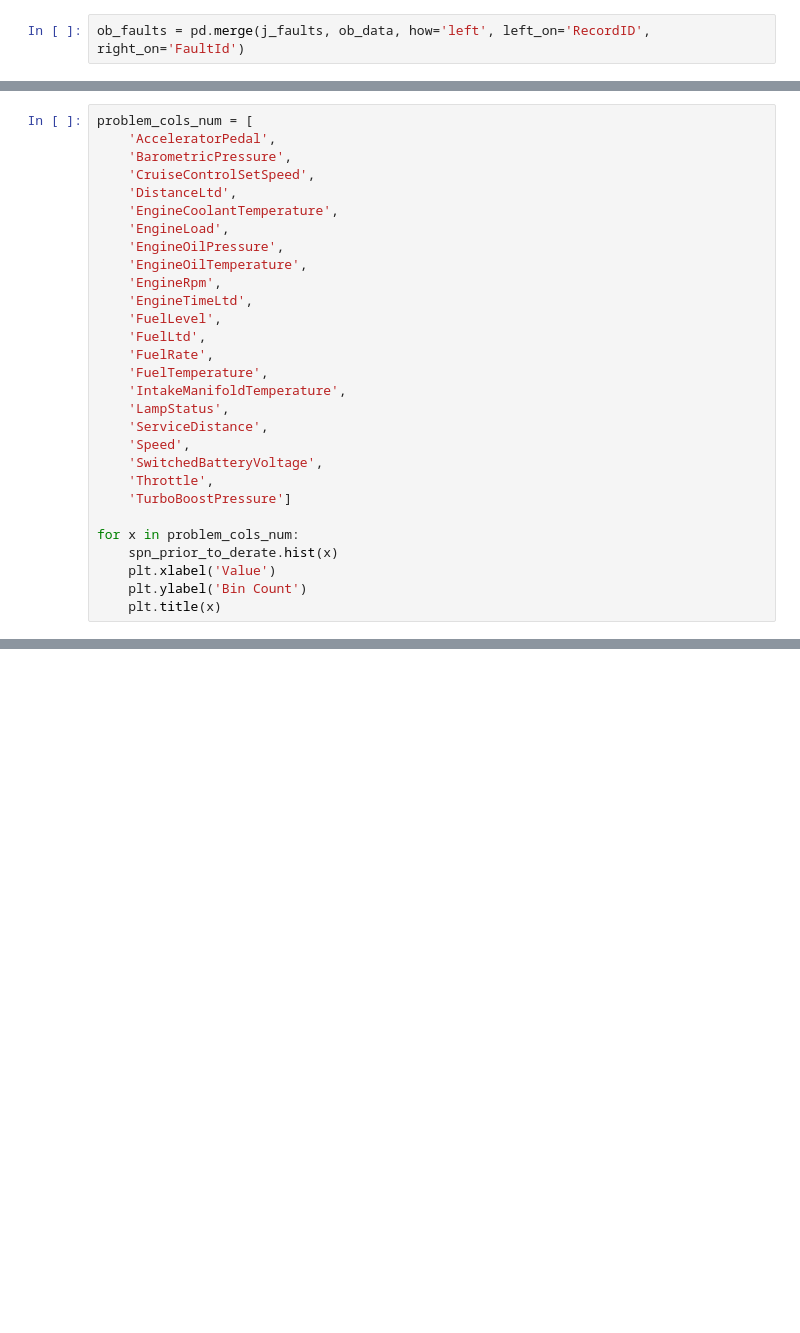
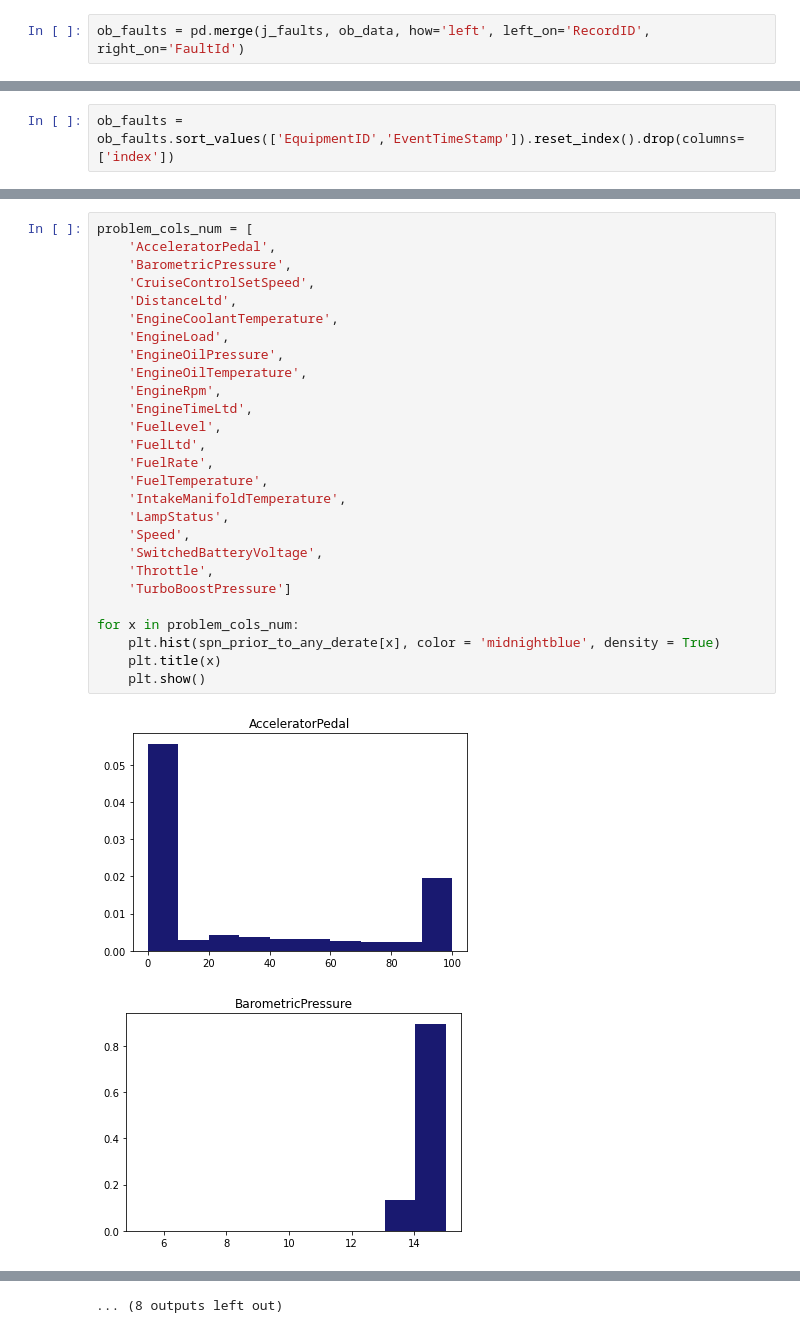
Before and after one commit to nss-data-science-cohort-5/big_g_express-eye_of_the_tiger, a Jupyter notebook: notebooks/Habeeb Analysis.ipynb, the cells around one changed output, grey strips where cells are left out. Saved outputs shown, nothing was run; the diff lists cells and outputs as text; blank space fills up the shorter version.

```diff
--- a/notebooks/Habeeb Analysis.ipynb
+++ b/notebooks/Habeeb Analysis.ipynb
@@ -52,0 +55,2 @@ ob_faults['LocationTimeStamp'] =  pd.to_datetime(ob_faults['EventTimeStamp'], fo
+# %%
+ob_faults = ob_faults.sort_values(['EquipmentID','EventTimeStamp']).reset_index().drop(columns=['index'])
@@ -108,29 +242,30 @@ spn_prior_to_derate
 # %%
 problem_cols_num = [
     'AcceleratorPedal',
     'BarometricPressure',
     'CruiseControlSetSpeed',
     'DistanceLtd',
     'EngineCoolantTemperature',
     'EngineLoad',
     'EngineOilPressure',
     'EngineOilTemperature',
     'EngineRpm',
     'EngineTimeLtd',
     'FuelLevel',
     'FuelLtd',
     'FuelRate',
     'FuelTemperature',
     'IntakeManifoldTemperature',
     'LampStatus',
-    'ServiceDistance',
     'Speed',
     'SwitchedBatteryVoltage',
     'Throttle',
     'TurboBoostPressure']
 
 for x in problem_cols_num:
-    spn_prior_to_derate.hist(x)
-    plt.xlabel('Value')
-    plt.ylabel('Bin Count')
+    plt.hist(spn_prior_to_any_derate[x], color = 'midnightblue', density = True)
     plt.title(x)
+    plt.show()
+# %% [output]
+[figure, added]
+[figure, added]
@@ -137,3 +282,4 @@ for x in problem_cols_num:
+... (8 outputs left out)
 # %%
 fontsize = 40
 
```
Also changed, not shown: parts of 32 cells of this notebook, 1 other file.
